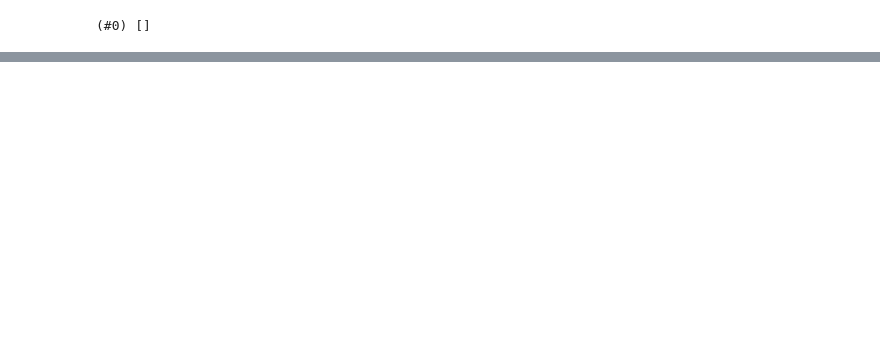
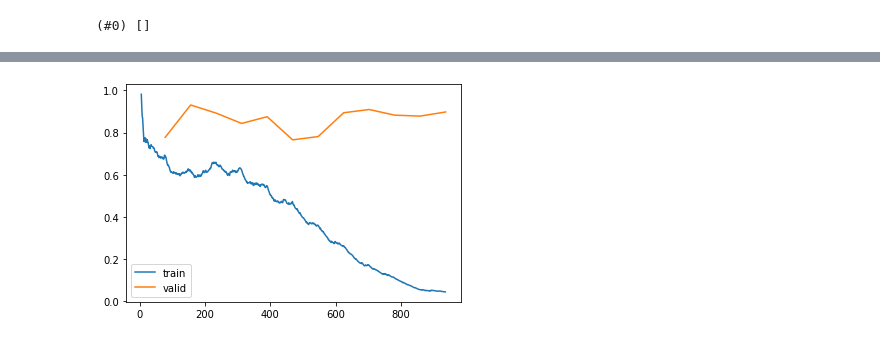
Before and after one commit to hadisotudeh/product-color-classification, a Jupyter notebook: ML model training.ipynb, the cells around one changed output, grey strips where cells are left out. Saved outputs shown, nothing was run; the diff lists cells and outputs as text; code cells hidden in the pictures; blank space fills up the shorter version.

```diff
--- a/ML model training.ipynb
+++ b/ML model training.ipynb
@@ -75,3 +77,7 @@ KeyboardInterrupt: ignored
+# %%
+learn.recorder.plot_loss()
+# %% [output]
+[figure, added]
 # %%
 interp = ClassificationInterpretation.from_learner(learn)
 interp.plot_confusion_matrix(figsize=(10,10))
```
Also changed, not shown: parts of 13 cells of this notebook.
